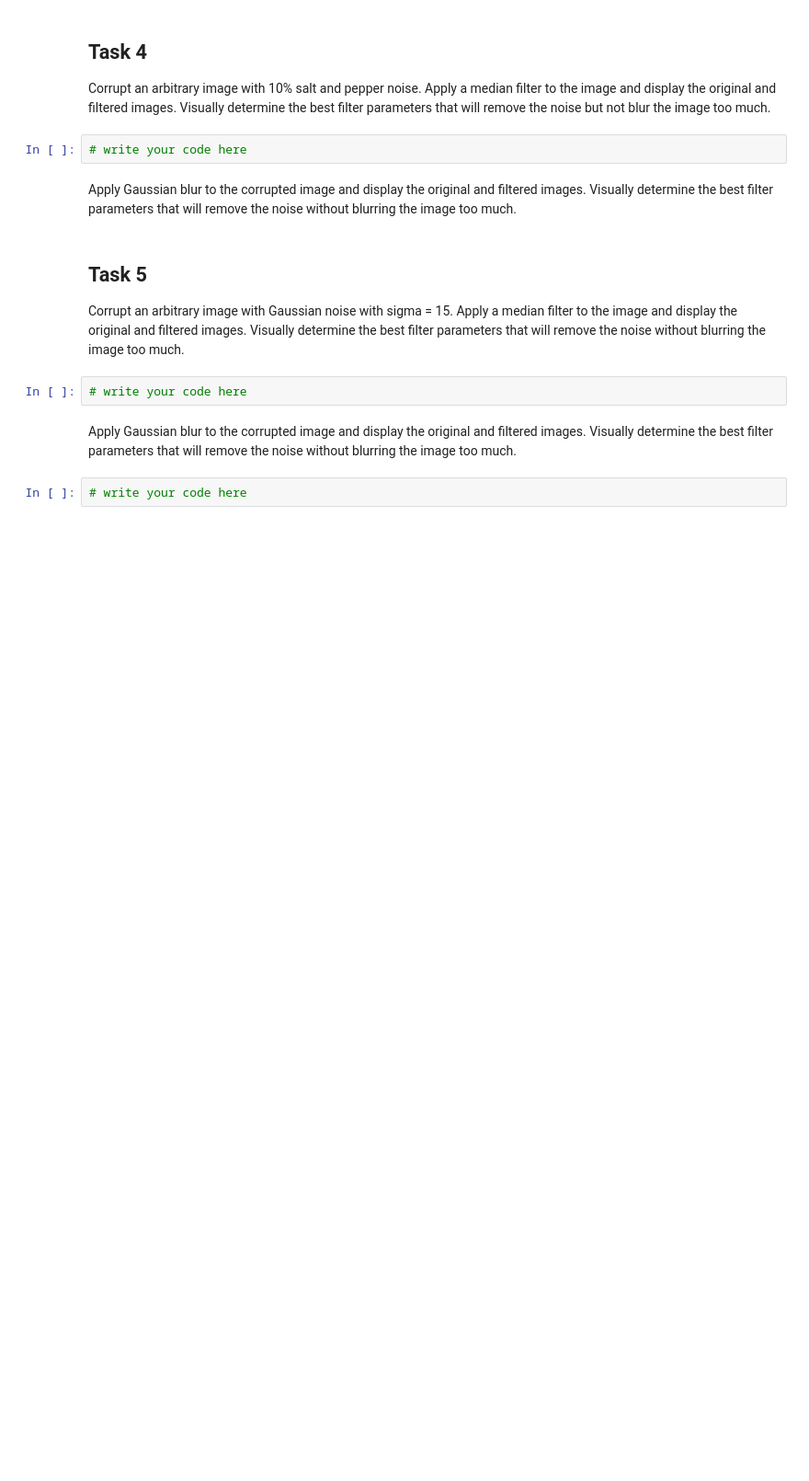
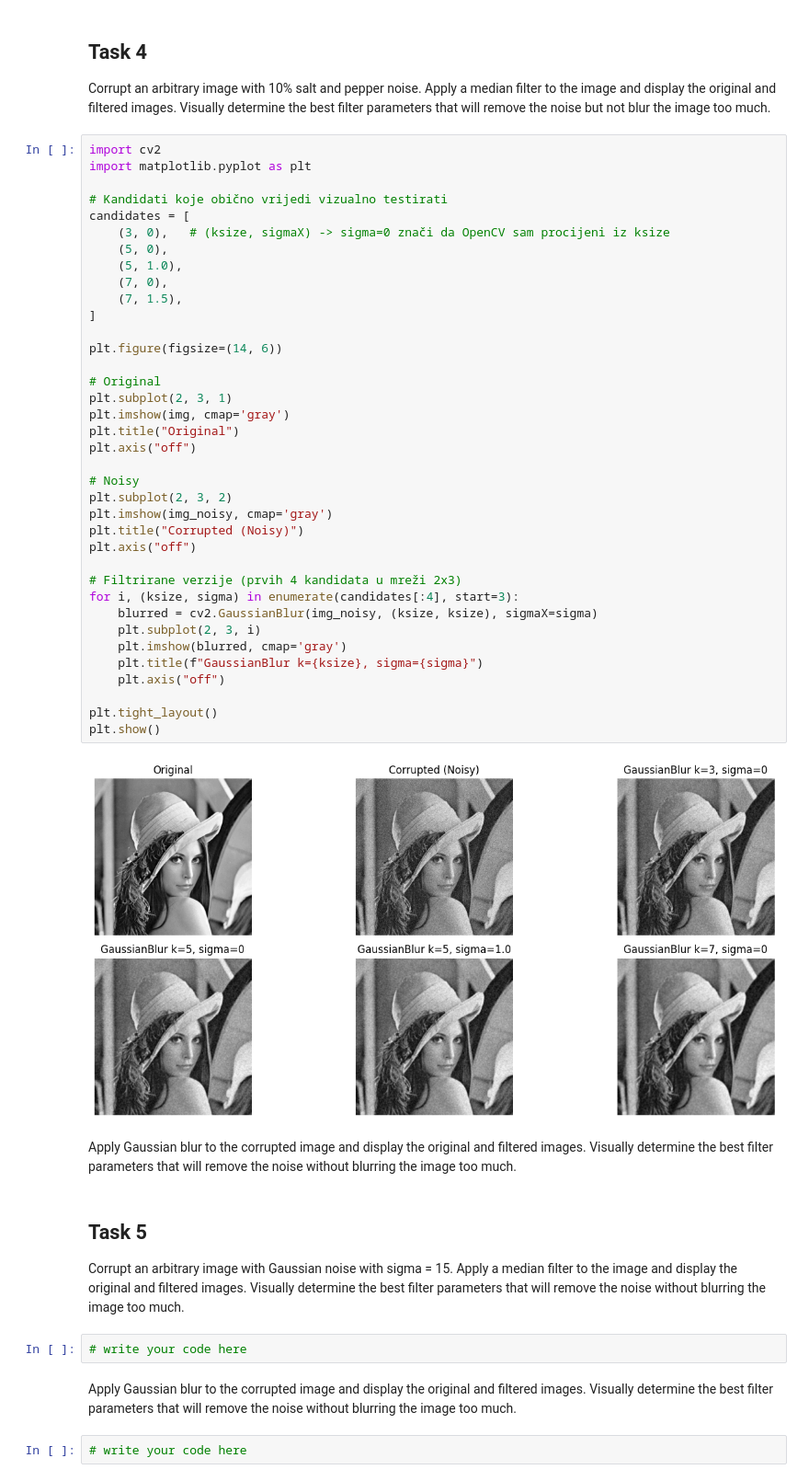
Before and after one commit to mergotic-byte/mergotic_lab1, a Jupyter notebook: lab2.ipynb, the cells around one changed output. Shown at 92% size. Cells and saved outputs as stored; diff of their text form; blank space fills up the shorter version.

```diff
--- a/lab2.ipynb
+++ b/lab2.ipynb
@@ -408,8 +456,45 @@ sigma is the value of $`  \sigma  `$ parameter.
 ## Task 4
 
 Corrupt an arbitrary image with 10% salt and pepper noise. Apply a median filter to the image and display the original and filtered images. Visually determine the best filter parameters that will remove the noise but not blur the image too much.
-# %%
-# write your code here
+# %%
+import cv2
+import matplotlib.pyplot as plt
+
+# Kandidati koje obično vrijedi vizualno testirati
+candidates = [
+    (3, 0),   # (ksize, sigmaX) -> sigma=0 znači da OpenCV sam procijeni iz ksize
+    (5, 0),
+    (5, 1.0),
+    (7, 0),
+    (7, 1.5),
+]
+
+plt.figure(figsize=(14, 6))
+
+# Original
+plt.subplot(2, 3, 1)
+plt.imshow(img, cmap='gray')
+plt.title("Original")
+plt.axis("off")
+
+# Noisy
+plt.subplot(2, 3, 2)
+plt.imshow(img_noisy, cmap='gray')
+plt.title("Corrupted (Noisy)")
+plt.axis("off")
+
+# Filtrirane verzije (prvih 4 kandidata u mreži 2x3)
+for i, (ksize, sigma) in enumerate(candidates[:4], start=3):
+    blurred = cv2.GaussianBlur(img_noisy, (ksize, ksize), sigmaX=sigma)
+    plt.subplot(2, 3, i)
+    plt.imshow(blurred, cmap='gray')
+    plt.title(f"GaussianBlur k={ksize}, sigma={sigma}")
+    plt.axis("off")
+
+plt.tight_layout()
+plt.show()
+# %% [output]
+[figure, added]
 # %% [markdown]
 Apply Gaussian blur to the corrupted image and display the original and filtered images. Visually determine the best filter parameters that will remove the noise without blurring the image too much.
 # %% [markdown]
```
Also changed, not shown: parts of 8 cells of this notebook.
